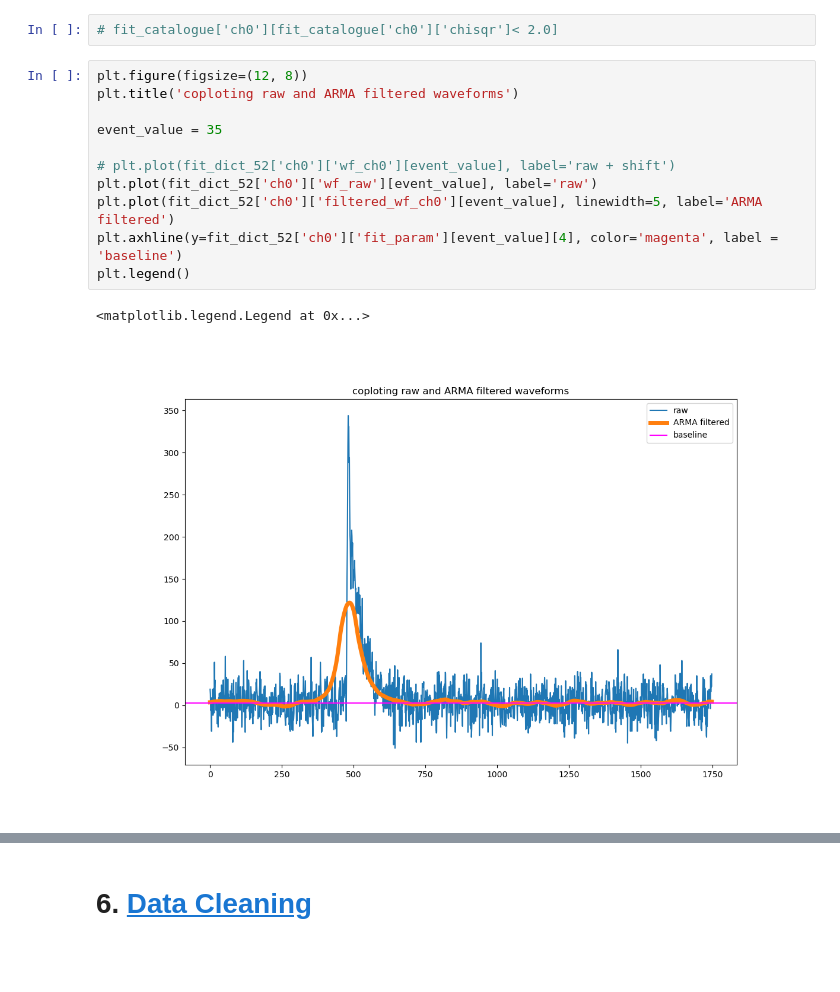
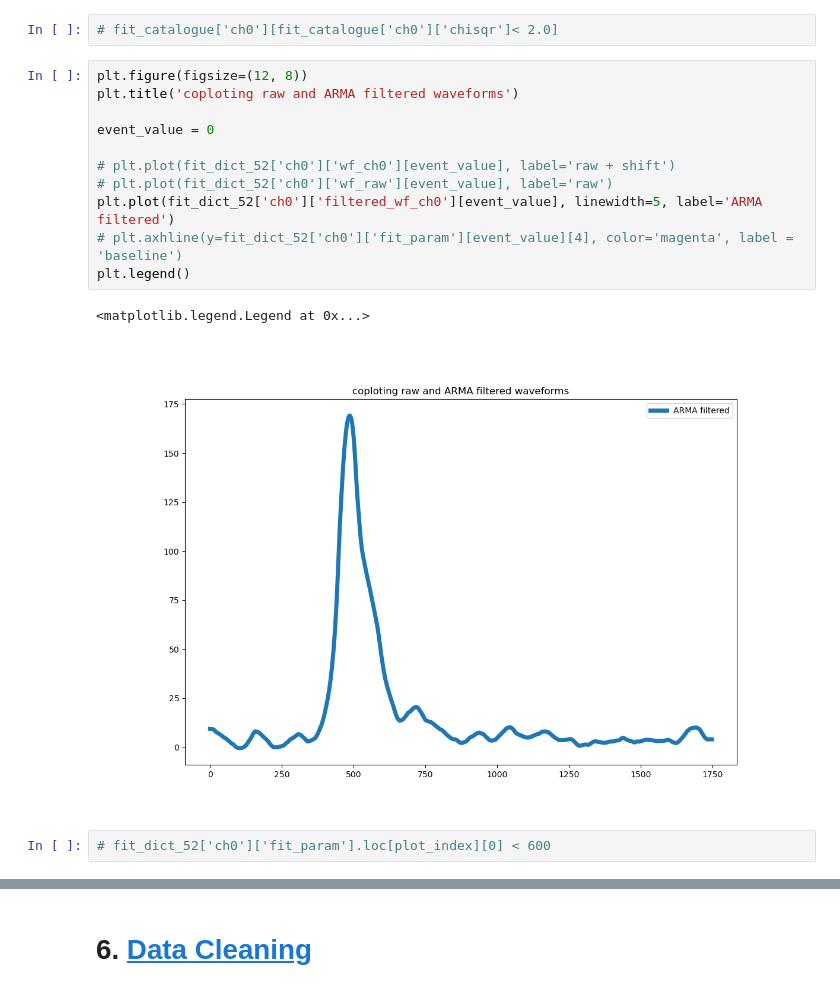
Before and after one commit to sarthchoudhary/ArGCAT, a Jupyter notebook: notebooks/histogram_pulse_param.ipynb, the cells around one changed output, grey strips where cells are left out. Saved outputs shown, nothing was run; the diff lists cells and outputs as text; blank space fills up the shorter version.

```diff
--- a/notebooks/histogram_pulse_param.ipynb
+++ b/notebooks/histogram_pulse_param.ipynb
@@ -171,14 +171,16 @@ How many times fit failed to converge?
 # %%
 plt.figure(figsize=(12, 8))
 plt.title('coploting raw and ARMA filtered waveforms')
 
-event_value = 35
+event_value = 0
 
 # plt.plot(fit_dict_52['ch0']['wf_ch0'][event_value], label='raw + shift')
-plt.plot(fit_dict_52['ch0']['wf_raw'][event_value], label='raw')
+# plt.plot(fit_dict_52['ch0']['wf_raw'][event_value], label='raw')
 plt.plot(fit_dict_52['ch0']['filtered_wf_ch0'][event_value], linewidth=5, label='ARMA filtered')
-plt.axhline(y=fit_dict_52['ch0']['fit_param'][event_value][4], color='magenta', label = 'baseline')
+# plt.axhline(y=fit_dict_52['ch0']['fit_param'][event_value][4], color='magenta', label = 'baseline')
 plt.legend()
 # %% [output]
 <matplotlib.legend.Legend at 0x...>
-[figure, old version]
+[figure, new version]
+# %%
+# fit_dict_52['ch0']['fit_param'].loc[plot_index][0] < 600
```
Also changed, not shown: parts of 27 cells of this notebook.
